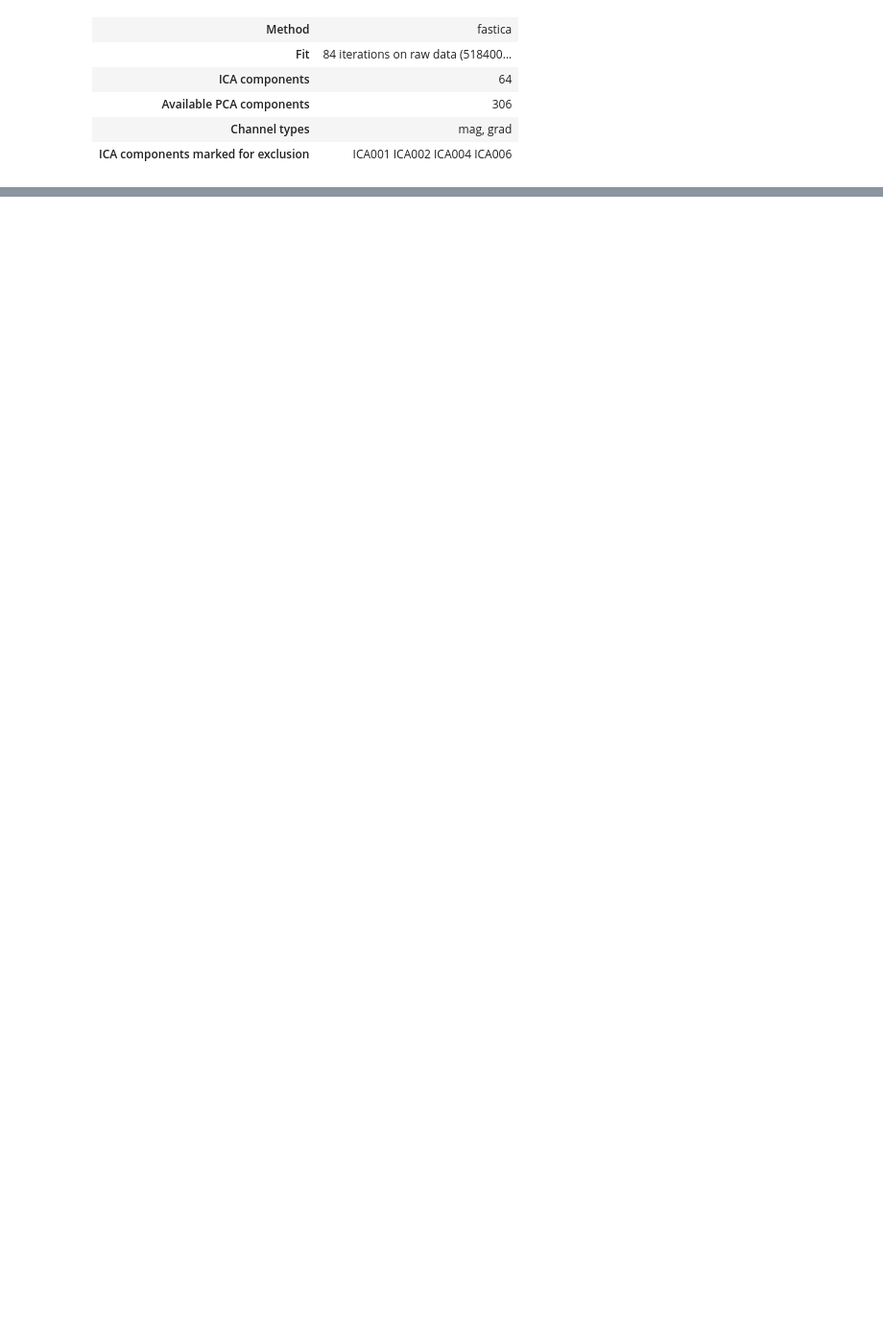
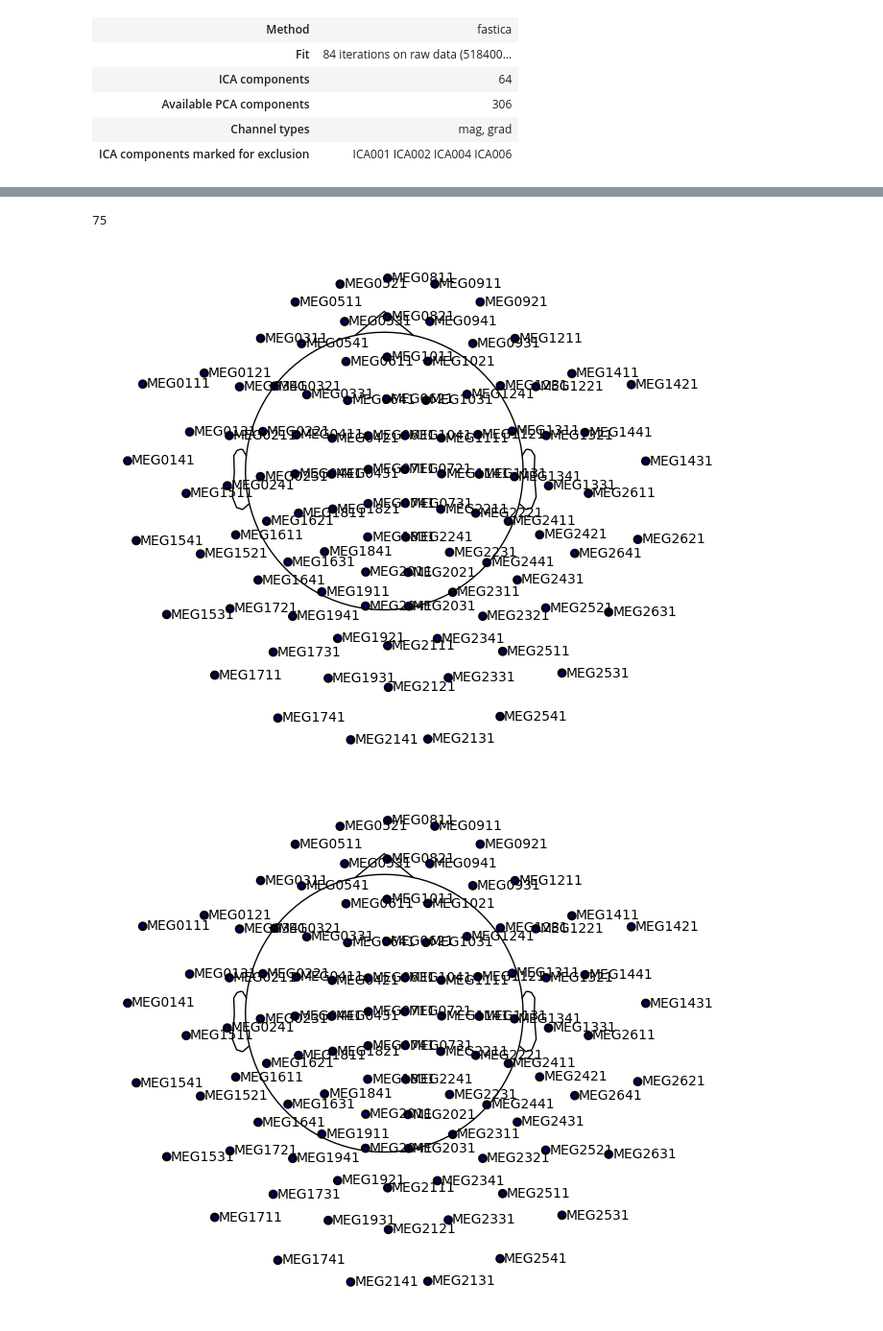
Before and after one commit to ricsinaruto/MEG-transfer-decoding, a Jupyter notebook: notebooks/cichy_check_outliers.ipynb, the cells around one changed output, grey strips where cells are left out. Shown at 96% size. Drawn from its saved outputs; the diff is of its cells as text; code cells hidden in the pictures; blank space fills up the shorter version.

```diff
--- a/notebooks/cichy_check_outliers.ipynb
+++ b/notebooks/cichy_check_outliers.ipynb
@@ -186,3 +199,6 @@ e=0
 %matplotlib widget
 raw_proc.plot(n_channels=40, duration=30)
 e=0
+# %%
+# filter to 100hz
+raw = raw.filter(l_freq=0.1, h_freq=50)
@@ -188,0 +225,14 @@ e=0
+# %%
+ # Extract epochs
+events = mne.find_events(raw, min_duration=0.002)
+epochs = mne.Epochs(
+    raw,
+    events,
+    event_id=list(range(1, 119)),
+    tmin=-0.1,
+    tmax=1.0,
+    baseline=None,
+    picks="meg",
+    preload=True,
+    decim=10
+)
@@ -188,0 +254,10 @@ e=0
+# %%
+# get indices of channels with specific names
+epochs.info['ch_names'].index('MEG0721')
+# %% [output]
+75
+# %%
+epochs.plot_sensors(show_names=True)
+# %% [output]
+[figure, added]
+[figure, added]
```
Also changed, not shown: parts of 5 cells of this notebook, 9 other files.
